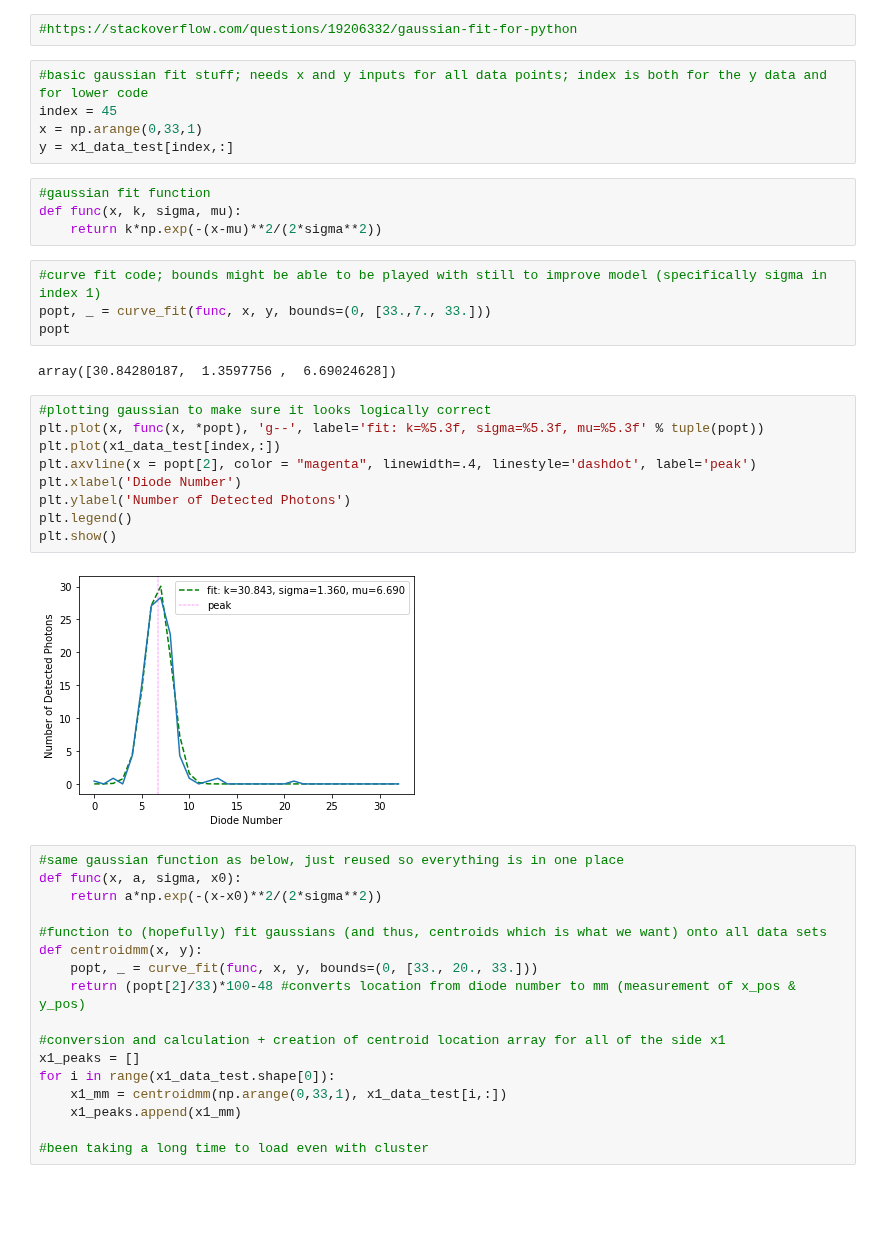
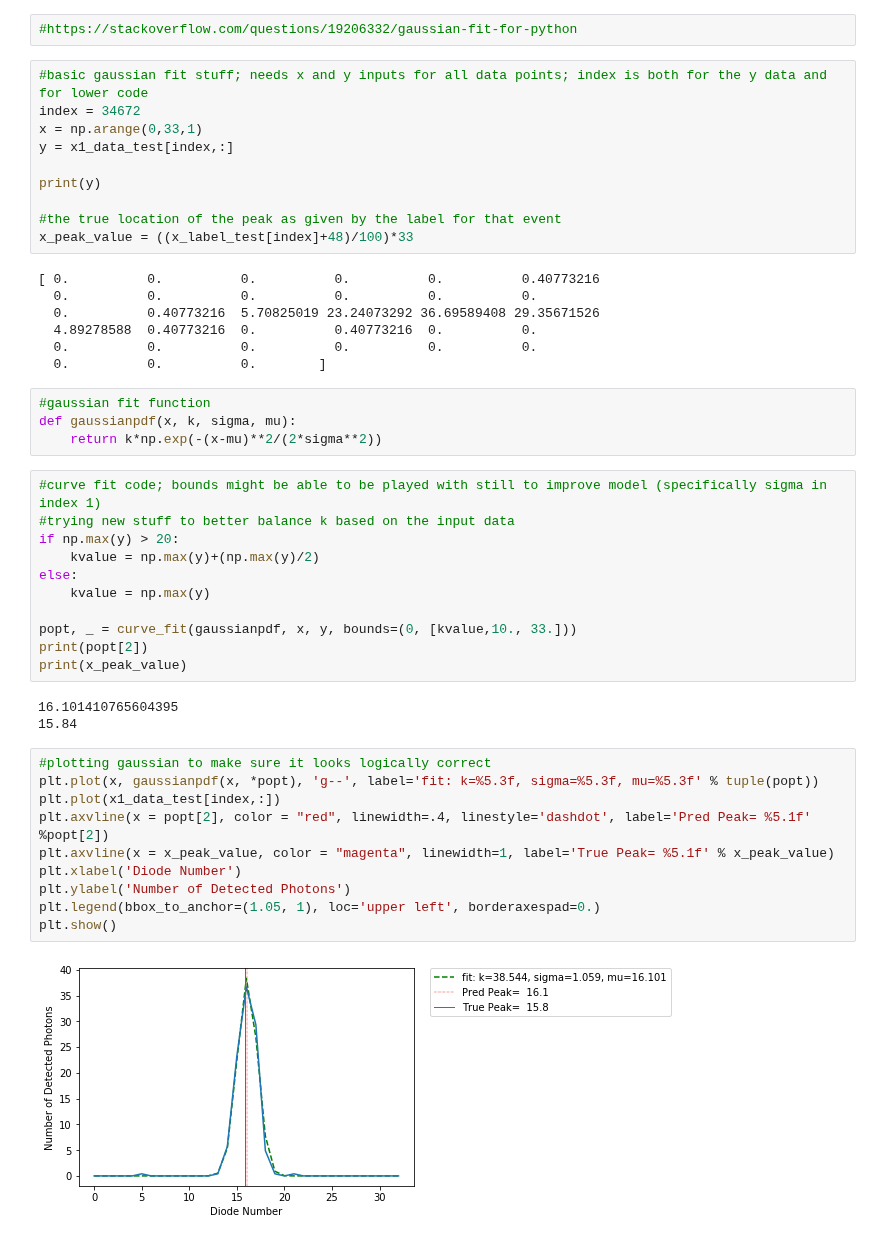
Before and after one commit to krober4771/O-PPAC-REU-2020, a Jupyter notebook: Compare FCNN to Gaussian Model.ipynb, the cells around one changed output. Saved outputs shown, nothing was run; the diff lists cells and outputs as text; blank space fills up the shorter version.

```diff
--- a/Compare FCNN to Gaussian Model.ipynb
+++ b/Compare FCNN to Gaussian Model.ipynb
@@ -408,44 +386,48 @@ print(np.min(x1_data))
 #https://stackoverflow.com/questions/19206332/gaussian-fit-for-python
 # %%
 #basic gaussian fit stuff; needs x and y inputs for all data points; index is both for the y data and for lower code
-index = 45
+index = 34672
 x = np.arange(0,33,1)
 y = x1_data_test[index,:]
+
+print(y)
+
+#the true location of the peak as given by the label for that event
+x_peak_value = ((x_label_test[index]+48)/100)*33
+# %% [output]
+[ 0.          0.          0.          0.          0.          0.40773216
+  0.          0.          0.          0.          0.          0.
+  0.          0.40773216  5.70825019 23.24073292 36.69589408 29.35671526
+  4.89278588  0.40773216  0.          0.40773216  0.          0.
+  0.          0.          0.          0.          0.          0.
+  0.          0.          0.        ]
 # %%
 #gaussian fit function
-def func(x, k, sigma, mu):
+def gaussianpdf(x, k, sigma, mu):
     return k*np.exp(-(x-mu)**2/(2*sigma**2))
 # %%
 #curve fit code; bounds might be able to be played with still to improve model (specifically sigma in index 1)
-popt, _ = curve_fit(func, x, y, bounds=(0, [33.,7., 33.]))
-popt
+#trying new stuff to better balance k based on the input data
+if np.max(y) > 20:
+    kvalue = np.max(y)+(np.max(y)/2)
+else:
+    kvalue = np.max(y)
+
+popt, _ = curve_fit(gaussianpdf, x, y, bounds=(0, [kvalue,10., 33.]))
+print(popt[2])
+print(x_peak_value)
 # %% [output]
-array([30.84280187,  1.3597756 ,  6.69024628])
+16.101410765604395
+15.84
 # %%
 #plotting gaussian to make sure it looks logically correct
-plt.plot(x, func(x, *popt), 'g--', label='fit: k=%5.3f, sigma=%5.3f, mu=%5.3f' % tuple(popt))
+plt.plot(x, gaussianpdf(x, *popt), 'g--', label='fit: k=%5.3f, sigma=%5.3f, mu=%5.3f' % tuple(popt))
 plt.plot(x1_data_test[index,:])
-plt.axvline(x = popt[2], color = "magenta", linewidth=.4, linestyle='dashdot', label='peak')
+plt.axvline(x = popt[2], color = "red", linewidth=.4, linestyle='dashdot', label='Pred Peak= %5.1f' %popt[2])
+plt.axvline(x = x_peak_value, color = "magenta", linewidth=1, label='True Peak= %5.1f' % x_peak_value)
 plt.xlabel('Diode Number')
 plt.ylabel('Number of Detected Photons')
-plt.legend()
+plt.legend(bbox_to_anchor=(1.05, 1), loc='upper left', borderaxespad=0.)
 plt.show()
 # %% [output]
-[figure, old version]
+[figure, new version]
-# %%
-#same gaussian function as below, just reused so everything is in one place
-def func(x, a, sigma, x0):
-    return a*np.exp(-(x-x0)**2/(2*sigma**2))
-
-#function to (hopefully) fit gaussians (and thus, centroids which is what we want) onto all data sets
-def centroidmm(x, y):
-    popt, _ = curve_fit(func, x, y, bounds=(0, [33., 20., 33.]))
-    return (popt[2]/33)*100-48 #converts location from diode number to mm (measurement of x_pos & y_pos)
-
-#conversion and calculation + creation of centroid location array for all of the side x1
-x1_peaks = []
-for i in range(x1_data_test.shape[0]):
-    x1_mm = centroidmm(np.arange(0,33,1), x1_data_test[i,:])
-    x1_peaks.append(x1_mm)
-
-#been taking a long time to load even with cluster
```
Also changed, not shown: parts of 36 cells of this notebook, 5 other files.
